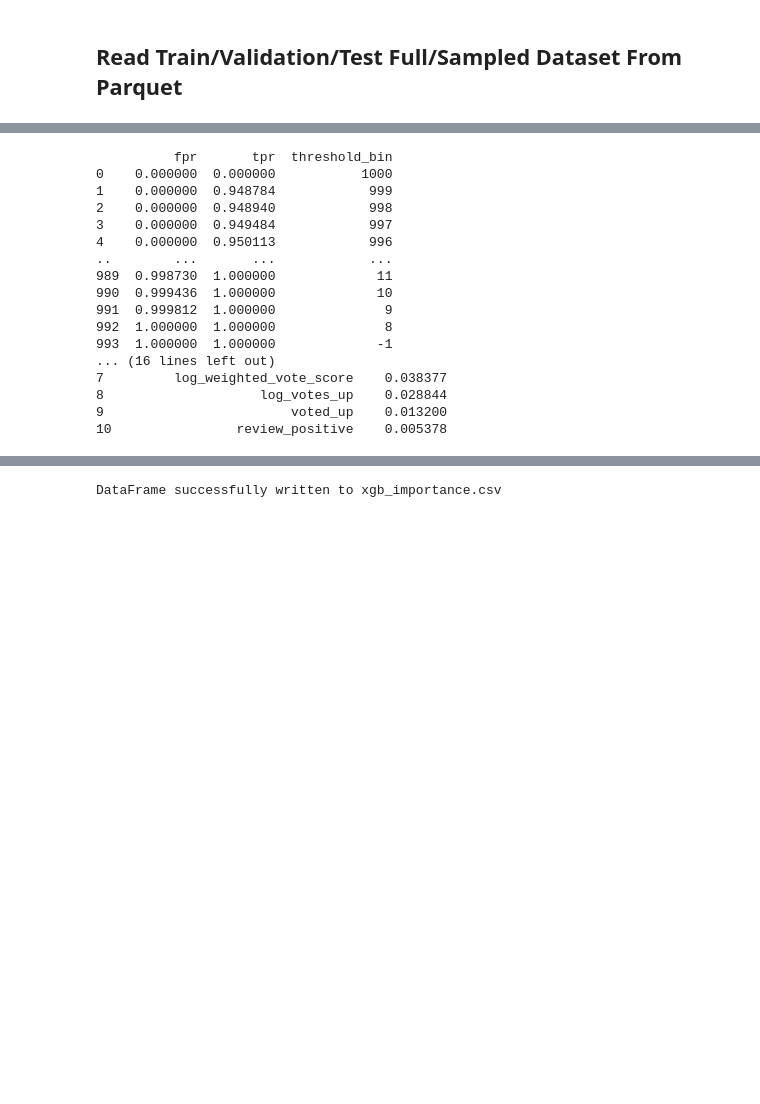
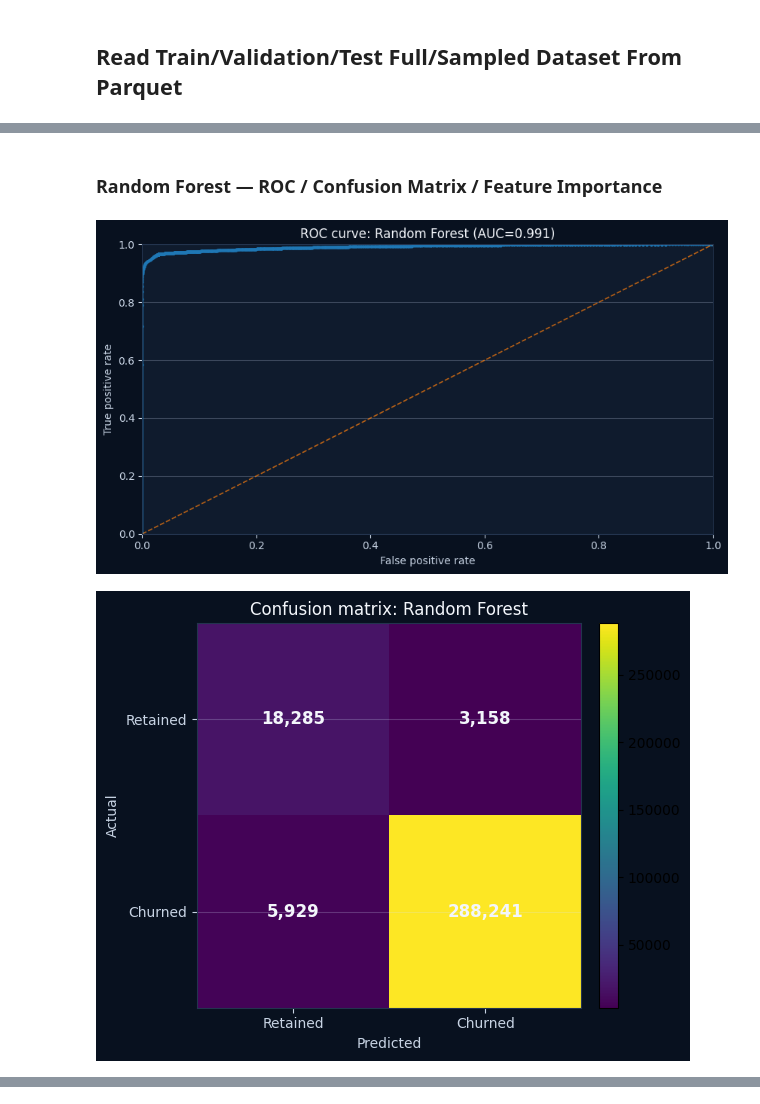
Before and after one commit to lngo916/DSC-288R-Capstone-Final-Project, a Jupyter notebook: notebooks/7_ML_modeling.ipynb, the cells around one changed output, grey strips where cells are left out. Drawn from its saved outputs; the diff is of its cells as text; code cells hidden in the pictures; blank space fills up the shorter version.

```diff
--- a/notebooks/7_ML_modeling.ipynb
+++ b/notebooks/7_ML_modeling.ipynb
@@ -420,27 +576,41 @@ metric  weightedPrecision  weightedRecall
+# %% [markdown]
+### Random Forest — ROC / Confusion Matrix / Feature Importance
 # %%
-print(xgb_roc_df)
-print()
+# ============================================================
+# Random Forest - model-specific diagnostics
+# ============================================================
+rf_model = bundles["random_forest"]["model"]
+rf_val_pred = bundles["random_forest"]["test_pred"]
 
-print(xgb_cm_df)
-print()
+# --- Build model-specific diagnostic tables ---
+rf_roc_df = ml.build_roc_curve_table(
+    pred_df=rf_val_pred,
+    label_col=ml.LABEL_COL,
+    probability_col=ml.PROBABILITY_COL,
+)
+rf_cm_df = ml.build_confusion_matrix_table(
+    pred_df=rf_val_pred,
+    label_col=ml.LABEL_COL,
+    prediction_col=ml.PREDICTION_COL,
+)
+rf_importance_df = ml.build_feature_importance_table(
+    fitted_model=rf_model,
+    feature_names=assembled_features,
+)
 
-print(xgb_importance_df)
-print()
+# --- Plot model-specific diagnostics ---
+rf_auc_roc = (
+    metrics_df
+    .query("model == 'random_forest' and metric == 'areaUnderROC'")
+    ["test"]
+    .iloc[0]
+)
+ml.plot_roc_curve(roc_df=rf_roc_df, model_name="random_forest", auc_roc=rf_auc_roc, dark=True)
+ml.plot_confusion_matrix(cm_df=rf_cm_df, model_name="random_forest", dark=True)
+if not rf_importance_df.empty:
+    ml.plot_feature_importance(importance_df=rf_importance_df, model_name="random_forest", top_n=15, dark=True)
+else:
+    print("random_forest: no native feature importance available -- skipping importance plot.")
 # %% [output]
-          fpr       tpr  threshold_bin
-0    0.000000  0.000000           1000
-1    0.000000  0.948784            999
-2    0.000000  0.948940            998
-3    0.000000  0.949484            997
-4    0.000000  0.950113            996
-..        ...       ...            ...
-989  0.998730  1.000000             11
-990  0.999436  1.000000             10
-991  0.999812  1.000000              9
-992  1.000000  1.000000              8
-993  1.000000  1.000000             -1
-... (16 lines left out)
-7         log_weighted_vote_score    0.038377
-8                    log_votes_up    0.028844
-9                        voted_up    0.013200
-10                review_positive    0.005378
+[figure, added]
+[figure, added]
@@ -464,4 +617,0 @@ def write_dataframe_to_csv(df: pd.DataFrame, file_path: str, **kwargs):
-# %%
-write_dataframe_to_csv(xgb_importance_df, file_path="xgb_importance.csv")
-# %% [output]
-DataFrame successfully written to xgb_importance.csv
```
Also changed, not shown: parts of 30 cells of this notebook, 8 other files.
